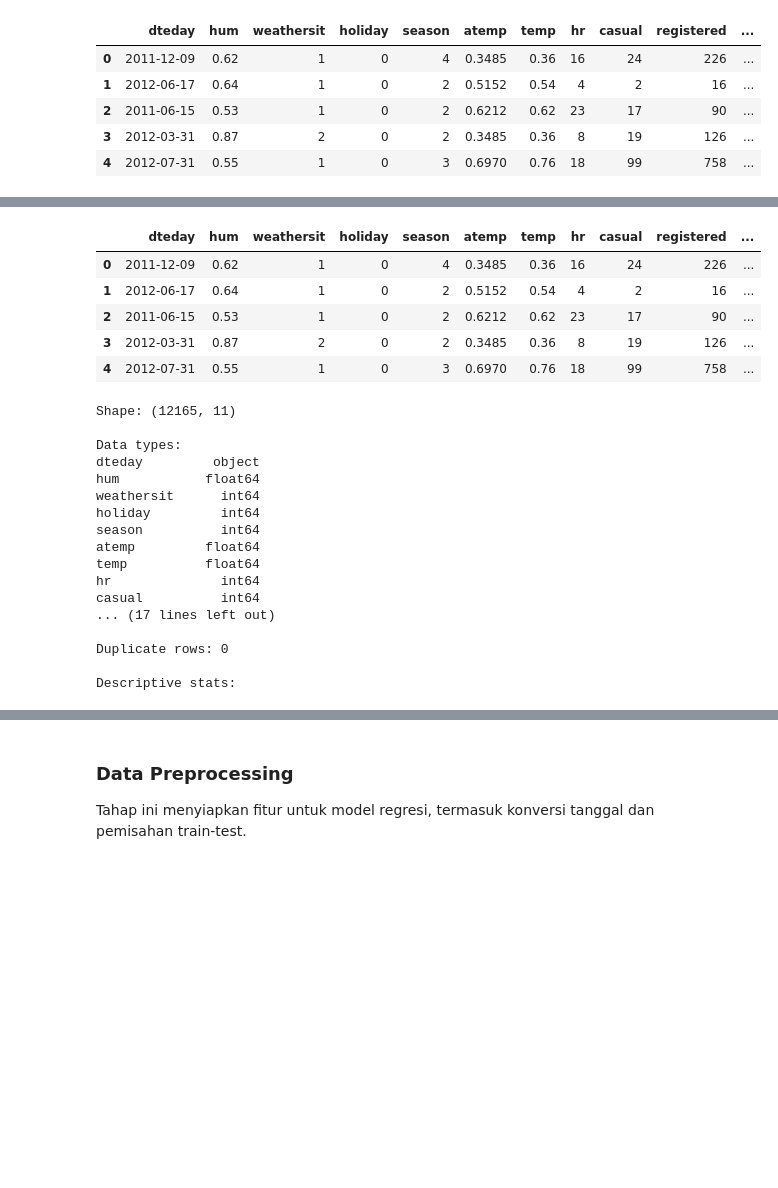
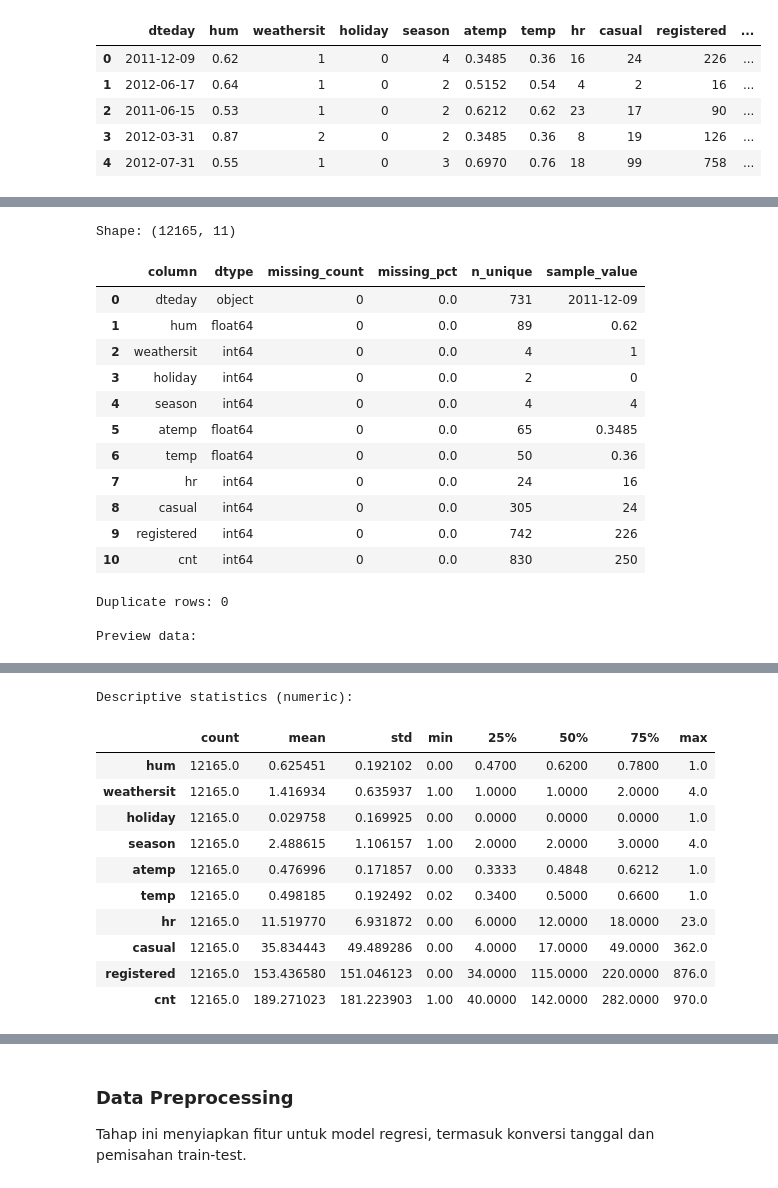
Before and after one commit to yoganino123/Exercise-Purwadhika-, a Jupyter notebook: Module 2/Capstone 2/CapstoneProject_Module2_Regretion.ipynb, the cells around one changed output, grey strips where cells are left out. Drawn from its saved outputs; the diff is of its cells as text; code cells hidden in the pictures; blank space fills up the shorter version.

```diff
--- a/Module 2/Capstone 2/CapstoneProject_Module2_Regretion.ipynb
+++ b/Module 2/Capstone 2/CapstoneProject_Module2_Regretion.ipynb
@@ -58,37 +117,40 @@ from sklearn.linear_model import LinearRegression
 from sklearn.ensemble import RandomForestRegressor, GradientBoostingRegressor
 import pickle
 # %%
-# Basic data checks
+# Structured data checks and profiling table
+print('Shape:', df.shape)
+
+summary_table = pd.DataFrame({
+    'column': df.columns,
+    'dtype': df.dtypes.astype(str).values,
+    'missing_count': df.isna().sum().values,
+    'missing_pct': (df.isna().mean() * 100).round(2).values,
+    'n_unique': df.nunique(dropna=False).values,
+    'sample_value': [df[col].dropna().iloc[0] if df[col].notna().any() else np.nan for col in df.columns]
+})
+
+display(summary_table)
+
+print('Duplicate rows:', df.duplicated().sum())
+print('\nPreview data:')
 display(df.head())
-print('Shape:', df.shape)
-print('\nData types:')
-print(df.dtypes)
-print('\nMissing values:')
-print(df.isna().sum())
-print('\nDuplicate rows:', df.duplicated().sum())
-print('\nDescriptive stats:')
-display(df.describe(include='all').T)
+
+print('\nDescriptive statistics (numeric):')
+display(df.describe().T)
 # %% [output]
+Shape: (12165, 11)
-|  | dteday | hum | weathersit | holiday | season | atemp | temp | hr | casual | registered | ... |
-| 0 | 2011-12-09 | 0.62 | 1 | 0 | 4 | 0.3485 | 0.36 | 16 | 24 | 226 | ... |
-| 1 | 2012-06-17 | 0.64 | 1 | 0 | 2 | 0.5152 | 0.54 | 4 | 2 | 16 | ... |
-| 2 | 2011-06-15 | 0.53 | 1 | 0 | 2 | 0.6212 | 0.62 | 23 | 17 | 90 | ... |
-| 3 | 2012-03-31 | 0.87 | 2 | 0 | 2 | 0.3485 | 0.36 | 8 | 19 | 126 | ... |
-| 4 | 2012-07-31 | 0.55 | 1 | 0 | 3 | 0.6970 | 0.76 | 18 | 99 | 758 | ... |
+|  | column | dtype | missing_count | missing_pct | n_unique | sample_value |
+| 0 | dteday | object | 0 | 0.0 | 731 | 2011-12-09 |
+| 1 | hum | float64 | 0 | 0.0 | 89 | 0.62 |
+| 2 | weathersit | int64 | 0 | 0.0 | 4 | 1 |
+| 3 | holiday | int64 | 0 | 0.0 | 2 | 0 |
+| 4 | season | int64 | 0 | 0.0 | 4 | 4 |
+| 5 | atemp | float64 | 0 | 0.0 | 65 | 0.3485 |
+| 6 | temp | float64 | 0 | 0.0 | 50 | 0.36 |
+| 7 | hr | int64 | 0 | 0.0 | 24 | 16 |
+| 8 | casual | int64 | 0 | 0.0 | 305 | 24 |
+| 9 | registered | int64 | 0 | 0.0 | 742 | 226 |
+| 10 | cnt | int64 | 0 | 0.0 | 830 | 250 |
-Shape: (12165, 11)
-
-Data types:
-dteday         object
-hum           float64
-weathersit      int64
-holiday         int64
-season          int64
-atemp         float64
-temp          float64
-hr              int64
-casual          int64
-... (17 lines left out)
-
-Duplicate rows: 0
-
-Descriptive stats:
+Duplicate rows: 0
+
+Preview data:
@@ -106,0 +163,12 @@ Descriptive stats:
+Descriptive statistics (numeric):
+|  | count | mean | std | min | 25% | 50% | 75% | max |
+| hum | 12165.0 | 0.625451 | 0.192102 | 0.00 | 0.4700 | 0.6200 | 0.7800 | 1.0 |
+| weathersit | 12165.0 | 1.416934 | 0.635937 | 1.00 | 1.0000 | 1.0000 | 2.0000 | 4.0 |
+| holiday | 12165.0 | 0.029758 | 0.169925 | 0.00 | 0.0000 | 0.0000 | 0.0000 | 1.0 |
+| season | 12165.0 | 2.488615 | 1.106157 | 1.00 | 2.0000 | 2.0000 | 3.0000 | 4.0 |
+| atemp | 12165.0 | 0.476996 | 0.171857 | 0.00 | 0.3333 | 0.4848 | 0.6212 | 1.0 |
+| temp | 12165.0 | 0.498185 | 0.192492 | 0.02 | 0.3400 | 0.5000 | 0.6600 | 1.0 |
+| hr | 12165.0 | 11.519770 | 6.931872 | 0.00 | 6.0000 | 12.0000 | 18.0000 | 23.0 |
+| casual | 12165.0 | 35.834443 | 49.489286 | 0.00 | 4.0000 | 17.0000 | 49.0000 | 362.0 |
+| registered | 12165.0 | 153.436580 | 151.046123 | 0.00 | 34.0000 | 115.0000 | 220.0000 | 876.0 |
+| cnt | 12165.0 | 189.271023 | 181.223903 | 1.00 | 40.0000 | 142.0000 | 282.0000 | 970.0 |
```
Also changed, not shown: parts of 11 cells of this notebook.
